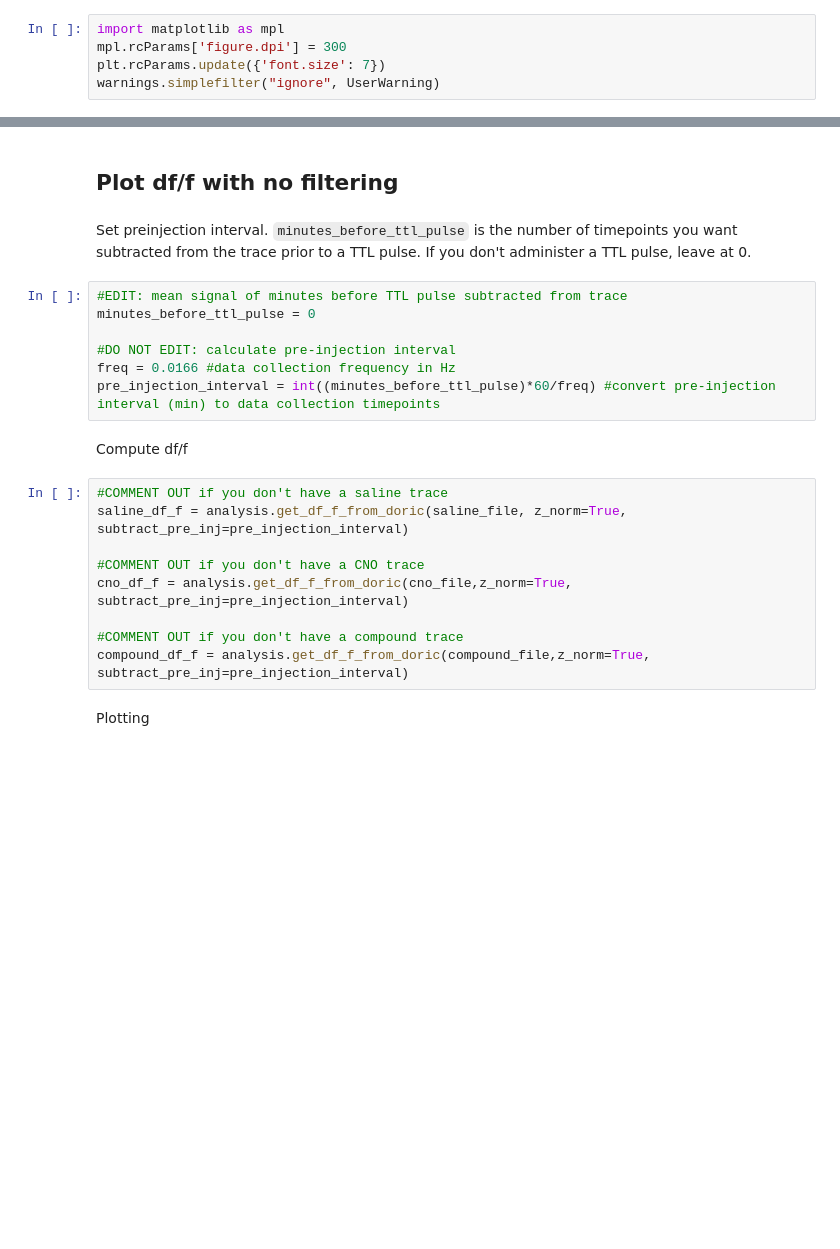
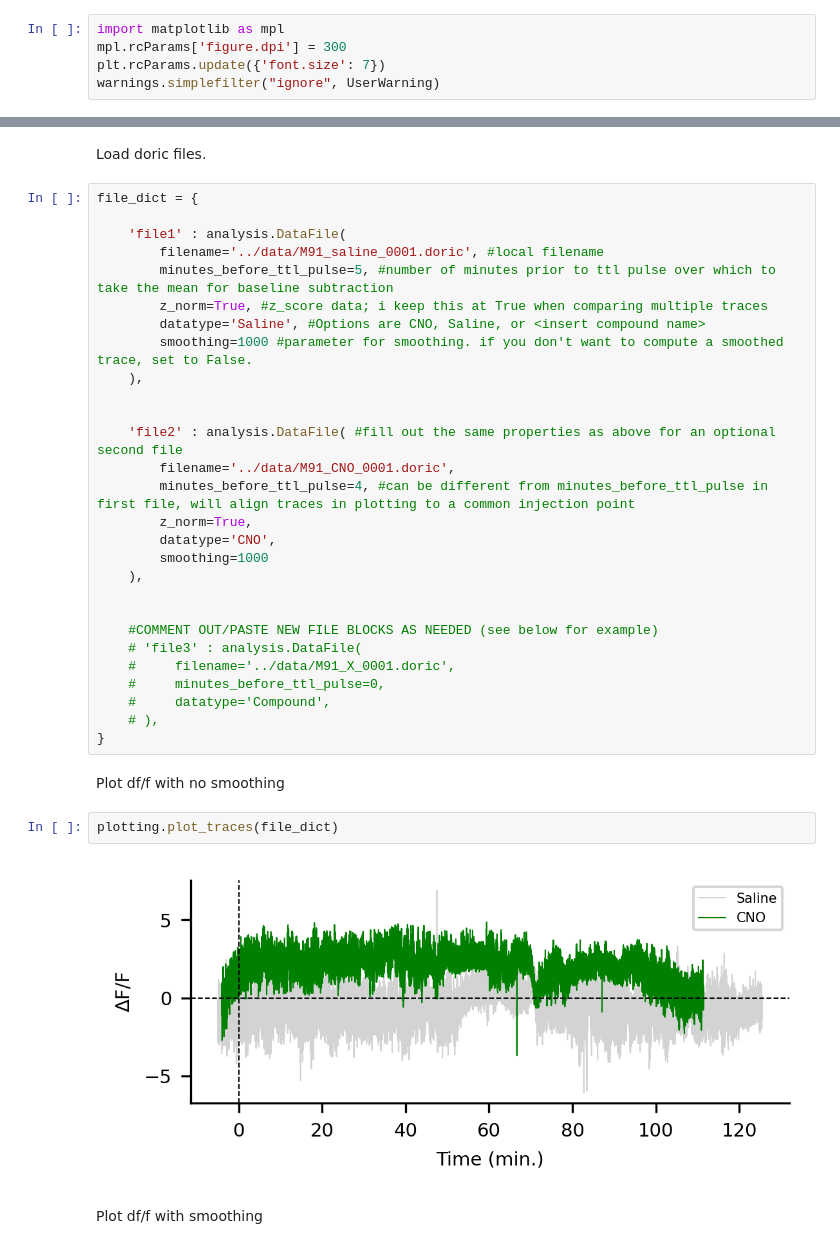
Before and after one commit to yemabio/photometry, a Jupyter notebook: scripts/analyze.ipynb, the cells around one changed output, grey strips where cells are left out. Drawn from its saved outputs; the diff is of its cells as text; blank space fills up the shorter version.

Commit message:
Add datafile object class, consolidate plotting

````diff
--- a/scripts/analyze.ipynb
+++ b/scripts/analyze.ipynb
@@ -31,24 +20,38 @@ compound_file = '../data/M91_X_0001.doric'
+# %% [markdown]
+Load doric files.
+# %%
+file_dict = {
+
+    'file1' : analysis.DataFile(
+        filename='../data/M91_saline_0001.doric', #local filename
+        minutes_before_ttl_pulse=5, #number of minutes prior to ttl pulse over which to take the mean for baseline subtraction
+        z_norm=True, #z_score data; i keep this at True when comparing multiple traces
+        datatype='Saline', #Options are CNO, Saline, or <insert compound name>
+        smoothing=1000 #parameter for smoothing. if you don't want to compute a smoothed trace, set to False.
+    ),
+
+
+    'file2' : analysis.DataFile( #fill out the same properties as above for an optional second file
+        filename='../data/M91_CNO_0001.doric',
+        minutes_before_ttl_pulse=4, #can be different from minutes_before_ttl_pulse in first file, will align traces in plotting to a common injection point
+        z_norm=True,
+        datatype='CNO',
+        smoothing=1000
+    ),
+
+
+    #COMMENT OUT/PASTE NEW FILE BLOCKS AS NEEDED (see below for example)
+    # 'file3' : analysis.DataFile(
+    #     filename='../data/M91_X_0001.doric',
+    #     minutes_before_ttl_pulse=0,
+    #     datatype='Compound',
+    # ),
+}
 # %% [markdown]
-## Plot df/f with no filtering
+Plot df/f with no smoothing
-# %% [markdown]
-Set preinjection interval. ```minutes_before_ttl_pulse``` is the number of timepoints you want subtracted from the trace prior to a TTL pulse. If you don't administer a TTL pulse, leave at 0.
-# %%
-#EDIT: mean signal of minutes before TTL pulse subtracted from trace
-minutes_before_ttl_pulse = 0
-
-#DO NOT EDIT: calculate pre-injection interval
-freq = 0.0166 #data collection frequency in Hz
-pre_injection_interval = int((minutes_before_ttl_pulse)*60/freq) #convert pre-injection interval (min) to data collection timepoints
+# %%
+plotting.plot_traces(file_dict)
+# %% [output]
+[figure, added]
 # %% [markdown]
-Compute df/f
+Plot df/f with smoothing
-# %%
-#COMMENT OUT if you don't have a saline trace
-saline_df_f = analysis.get_df_f_from_doric(saline_file, z_norm=True, subtract_pre_inj=pre_injection_interval)
-
-#COMMENT OUT if you don't have a CNO trace
-cno_df_f = analysis.get_df_f_from_doric(cno_file,z_norm=True, subtract_pre_inj=pre_injection_interval)
-
-#COMMENT OUT if you don't have a compound trace
-compound_df_f = analysis.get_df_f_from_doric(compound_file,z_norm=True, subtract_pre_inj=pre_injection_interval)
-# %% [markdown]
-Plotting
````
Also changed, not shown: parts of 11 cells of this notebook, 2 other files.
